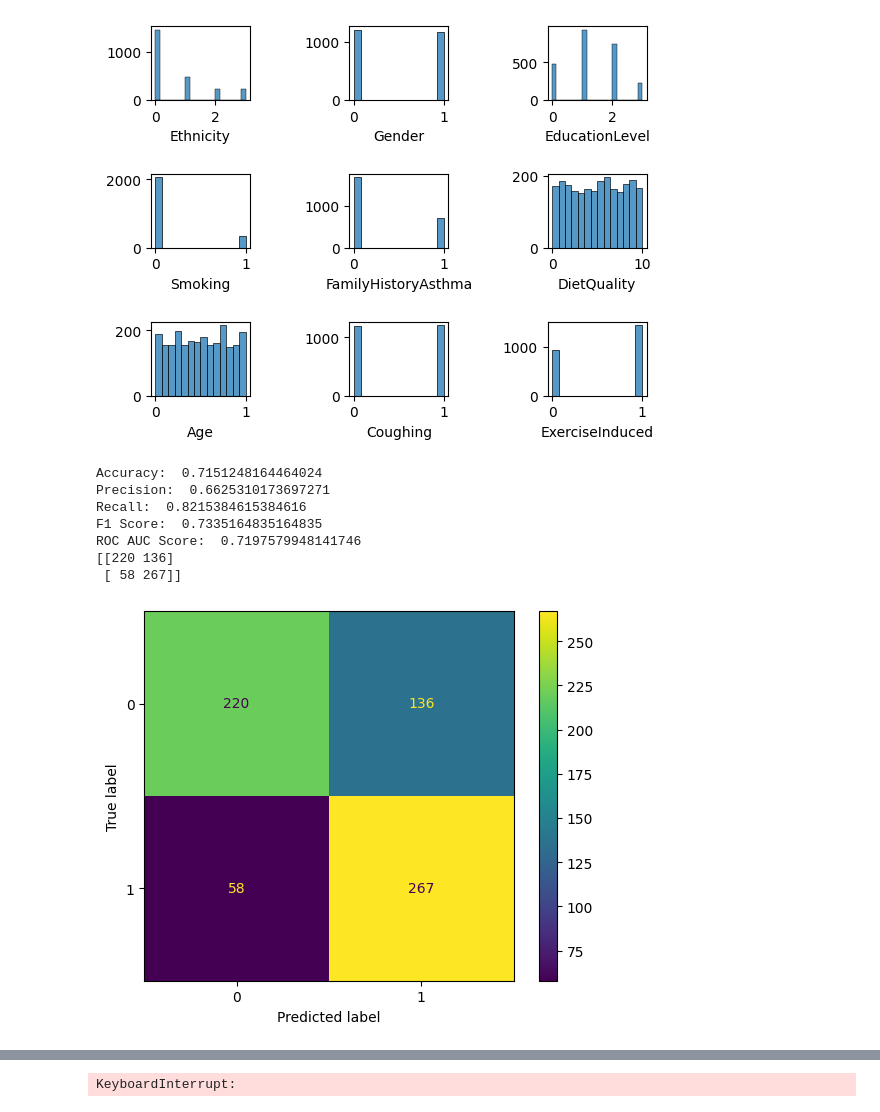
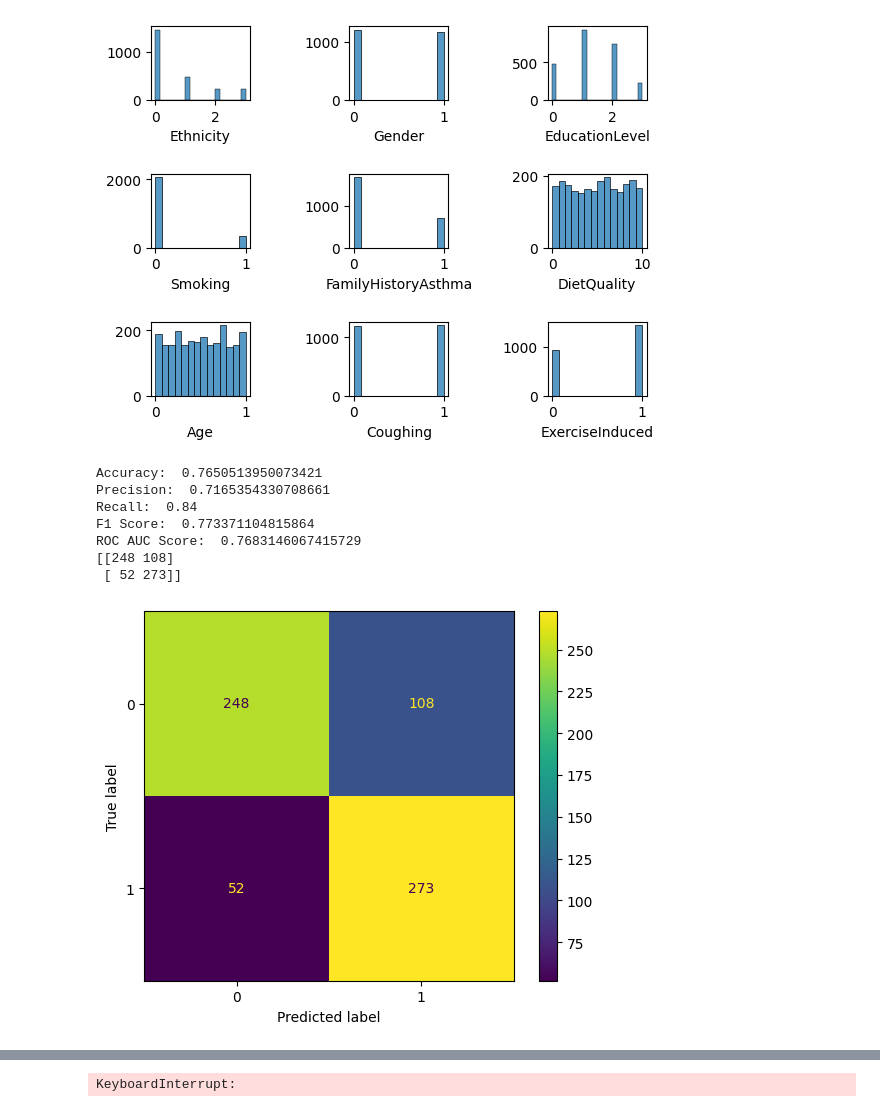
Before and after one commit to rcht/asthma-detection-ml, a Jupyter notebook: main.ipynb, the cells around one changed output, grey strips where cells are left out. Drawn from its saved outputs; the diff is of its cells as text; code cells hidden in the pictures.

```diff
--- a/main.ipynb
+++ b/main.ipynb
@@ -33,8 +33,8 @@ continuous_columns = ['Age', 'BMI', 'LungFunctionFEV1', 'LungFunctionFVC']
 categorical_columns = ['Gender', 'Smoking']
 median_imputer = SimpleImputer(strategy='median')
 df[continuous_columns] = median_imputer.fit_transform(df[continuous_columns])
-
-
+df_new=pd.get_dummies(df, columns=['Ethnicity','EducationLevel'])
+df=df_new
 mode_imputer = SimpleImputer(strategy='most_frequent')
 df[categorical_columns] = mode_imputer.fit_transform(df[categorical_columns])
 
@@ -51,7 +51,7 @@ def remove_outliers(df, column):
 
 for col in continuous_columns:
     df = remove_outliers(df, col)
-df2=df.drop(columns=['Diagnosis','DoctorInCharge'], axis=1)
+df2=df.drop(columns=['Diagnosis','DoctorInCharge','PatientID'], axis=1)
 corr_matrix = df2.corr().abs()
 upper = corr_matrix.where(np.triu(np.ones(corr_matrix.shape), k=1).astype(bool))
 
@@ -377,9 +371,9 @@ import pydotplus
 from sklearn import tree
 from sklearn.tree import DecisionTreeClassifier
 
-X_train_new=X_train.drop(columns=['PatientID'], axis=1)
+X_train_new=X_train
 feature_names=X_train_new.columns
-X_test_new=X_test.drop(columns=['PatientID'], axis=1)
+X_test_new=X_test
 model_1=DecisionTreeClassifier(random_state=20,max_depth=4)
 model_1.fit(X_train_new,y_train)
 pred_1=model_1.predict(X_test_new)
@@ -398,41 +392,41 @@ graph = pydotplus.graph_from_dot_data(dot_data.replace('\n', ''))
 for node in graph.get_node_list():
     if node.get_attributes().get('label') is None:
         continue
     if 'samples = ' in node.get_attributes()['label']:
         labels = node.get_attributes()['label'].split('<br/>')
         for i, label in enumerate(labels):
             if label.startswith('samples = '):
                 labels[i] = 'samples = 0'
         node.set('label', '<br/>'.join(labels))
         node.set_fillcolor('white')
 for i in range(1):
     input_data = np.array(X_test_new.iloc[i])
     samples = input_data.reshape(1, -1)
     decision_paths = model_1.decision_path(samples)
 
     for decision_path in decision_paths:
         for n, node_value in enumerate(decision_path.toarray()[0]):
             if node_value == 0:
                 continue
             node = graph.get_node(str(n))[0]
             node.set_fillcolor('green')
             labels = node.get_attributes()['label'].split('<br/>')
             for i, label in enumerate(labels):
                 if label.startswith('samples = '):
                     labels[i] = 'samples = {}'.format(int(label.split('=')[1]) + 1)
 
             node.set('label', '<br/>'.join(labels))
     filename = f'tree_{i+1}.png'
     graph.write_png(filename)
 # %% [output]
-Accuracy:  0.7151248164464024
-Precision:  0.6625310173697271
-Recall:  0.8215384615384616
-F1 Score:  0.7335164835164835
-ROC AUC Score:  0.7197579948141746
-[[220 136]
- [ 58 267]]
+Accuracy:  0.7650513950073421
+Precision:  0.7165354330708661
+Recall:  0.84
+F1 Score:  0.773371104815864
+ROC AUC Score:  0.7683146067415729
+[[248 108]
+ [ 52 273]]
-[figure, old version]
+[figure, new version]
 # %%
 from sklearn.ensemble import IsolationForest
 clf = IsolationForest(random_state=20)
```
Also changed, not shown: parts of 7 cells of this notebook, 1 other file.
